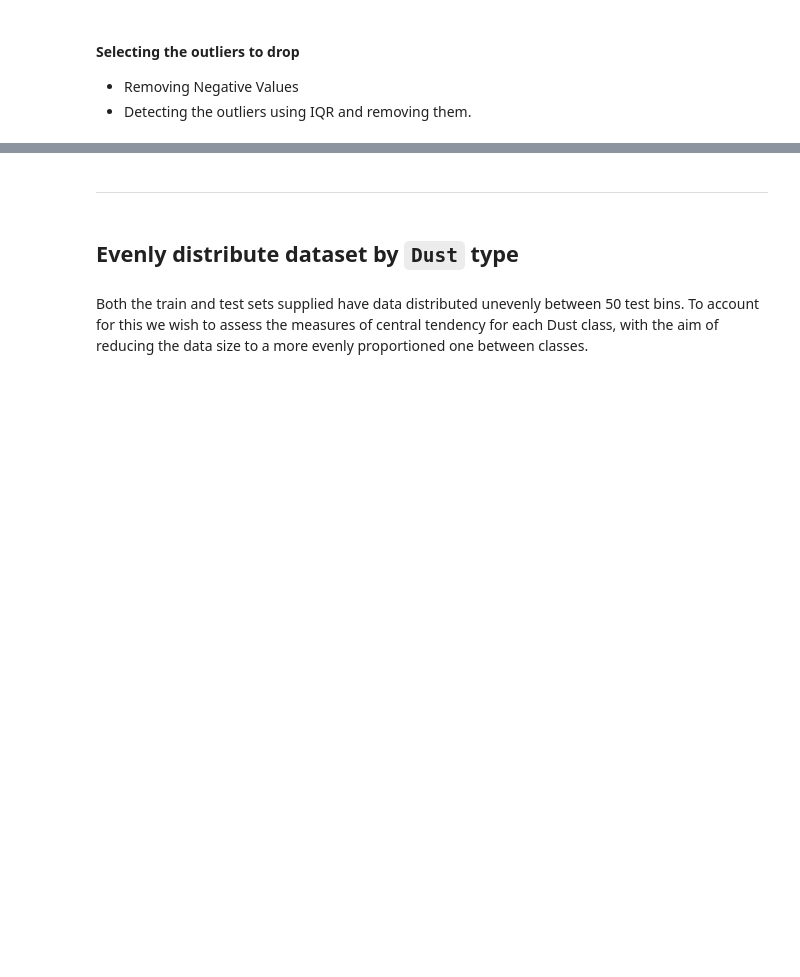
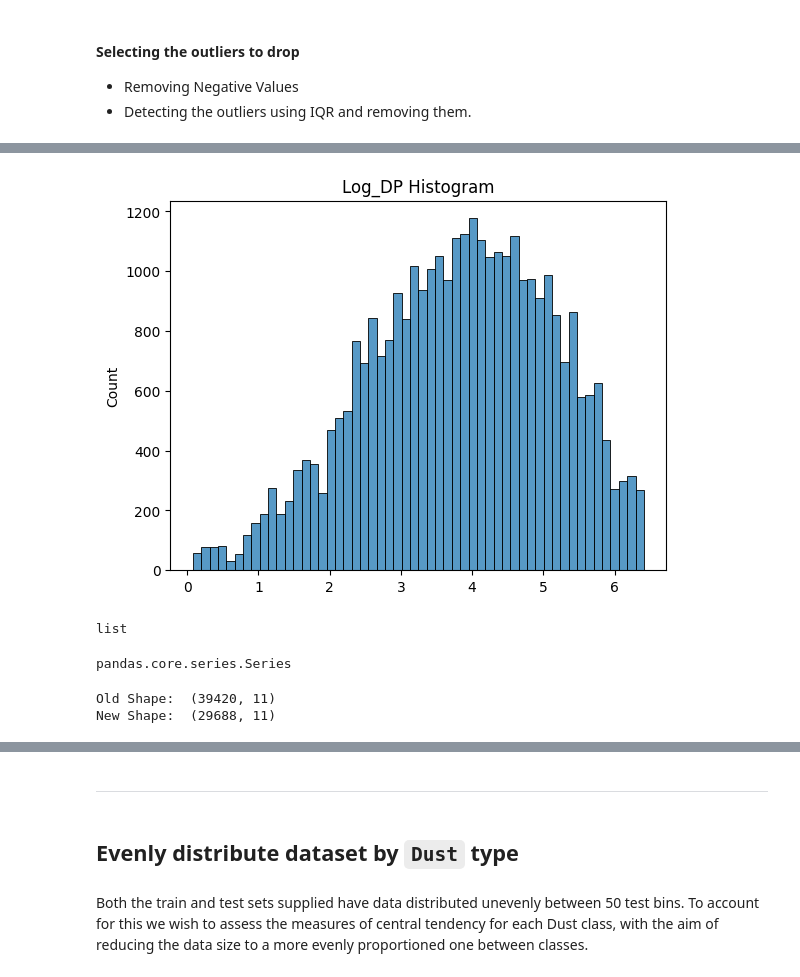
Before and after one commit to roeszler/filter-maintenance-predictor, a Jupyter notebook: jupyter_notebooks/02_DataCleaning.ipynb, the cells around one changed output, grey strips where cells are left out. Saved outputs shown, nothing was run; the diff lists cells and outputs as text; code cells hidden in the pictures; blank space fills up the shorter version.

```diff
--- a/jupyter_notebooks/02_DataCleaning.ipynb
+++ b/jupyter_notebooks/02_DataCleaning.ipynb
@@ -159,34 +263,40 @@ type(log_dp)
 # %%
-log_dp_hist = [ele for ele in log_dp if ele > 0]
+log_dp_hist = [element for element in log_dp if element > 0]
+
 sns.histplot(x = log_dp_hist)
 plt.title('Log_DP Histogram')
 plt.show()
+# %% [output]
+[figure, added]
 # %%
 type(log_dp_hist)
+# %% [output]
+list
 # %%
 mySeries = pd.Series(log_dp_hist)
 type(mySeries)
+# %% [output]
+pandas.core.series.Series
 # %%
-log_dp = pd.Series(log_dp_hist)
+df_train_IQR = df_train
 
 # IQR
-Q1 = np.percentile(log_dp, 25,
-                   method='midpoint')
-
-Q3 = np.percentile(log_dp, 75,
-                   method='midpoint')
+Q1 = np.percentile(df_train_IQR, 25, method='midpoint')
+Q3 = np.percentile(df_train_IQR, 75,method='midpoint')
 IQR = Q3 - Q1
-
-print("Old Shape: ", log_dp.shape)
+print("Old Shape: ", df_train_IQR.shape)
 
 # Upper bound
-upper = np.where(log_dp >= (Q3+1.5*IQR))
+upper = np.where(df_train_IQR >= (Q3+1.5*IQR))
 # Lower bound
-lower = np.where(log_dp <= (Q1-1.5*IQR))
+lower = np.where(df_train_IQR <= (Q1-1.5*IQR))
 
 ''' Removing the Outliers '''
-log_dp.drop(upper[0], inplace = True)
-log_dp.drop(lower[0], inplace = True)
+df_train_IQR.drop(upper[0], inplace = True)
+df_train_IQR.drop(lower[0], inplace = True)
 
-print("New Shape: ", log_dp.shape)
+print("New Shape: ", df_train_IQR.shape)
+# %% [output]
+Old Shape:  (39420, 11)
+New Shape:  (29688, 11)
 # %%
```
Also changed, not shown: parts of 18 cells of this notebook, 2 other files.
